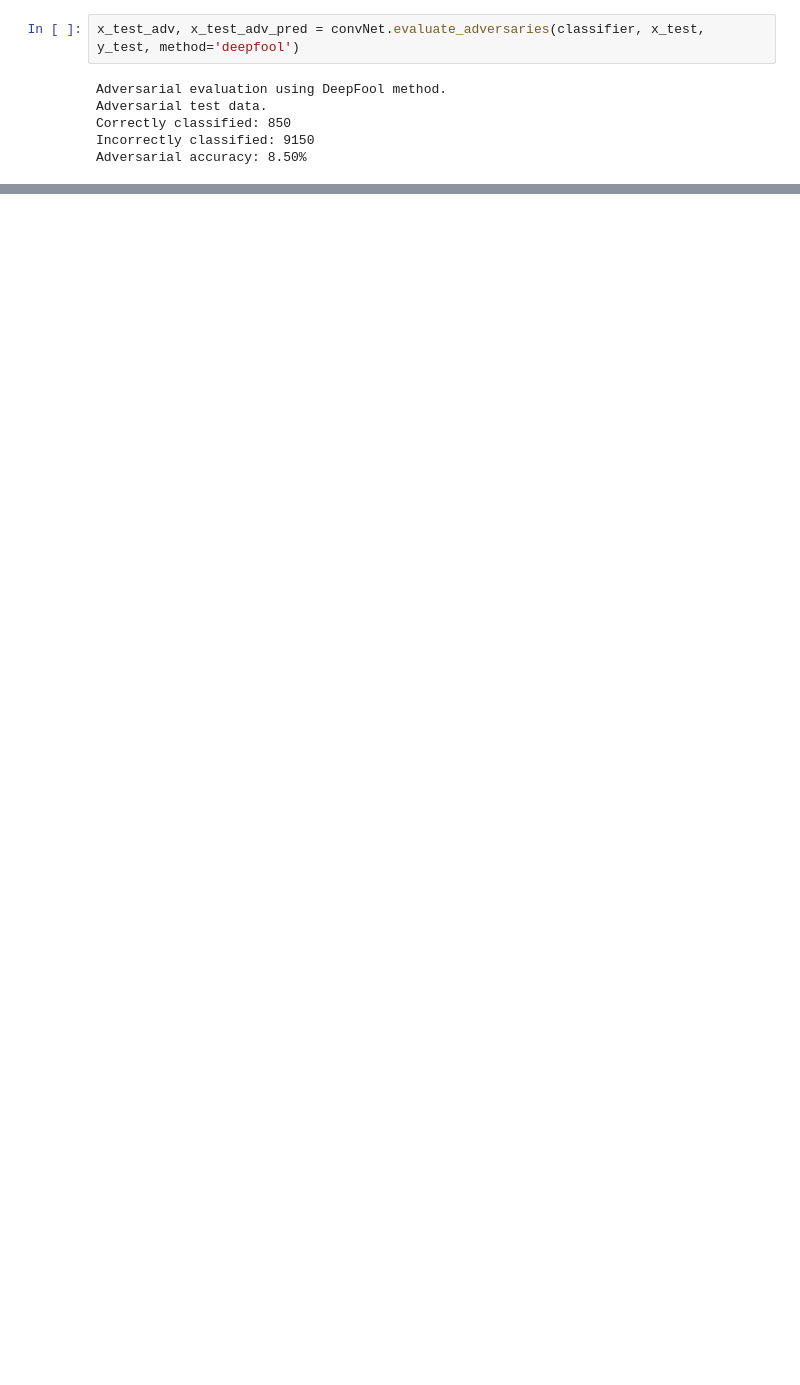
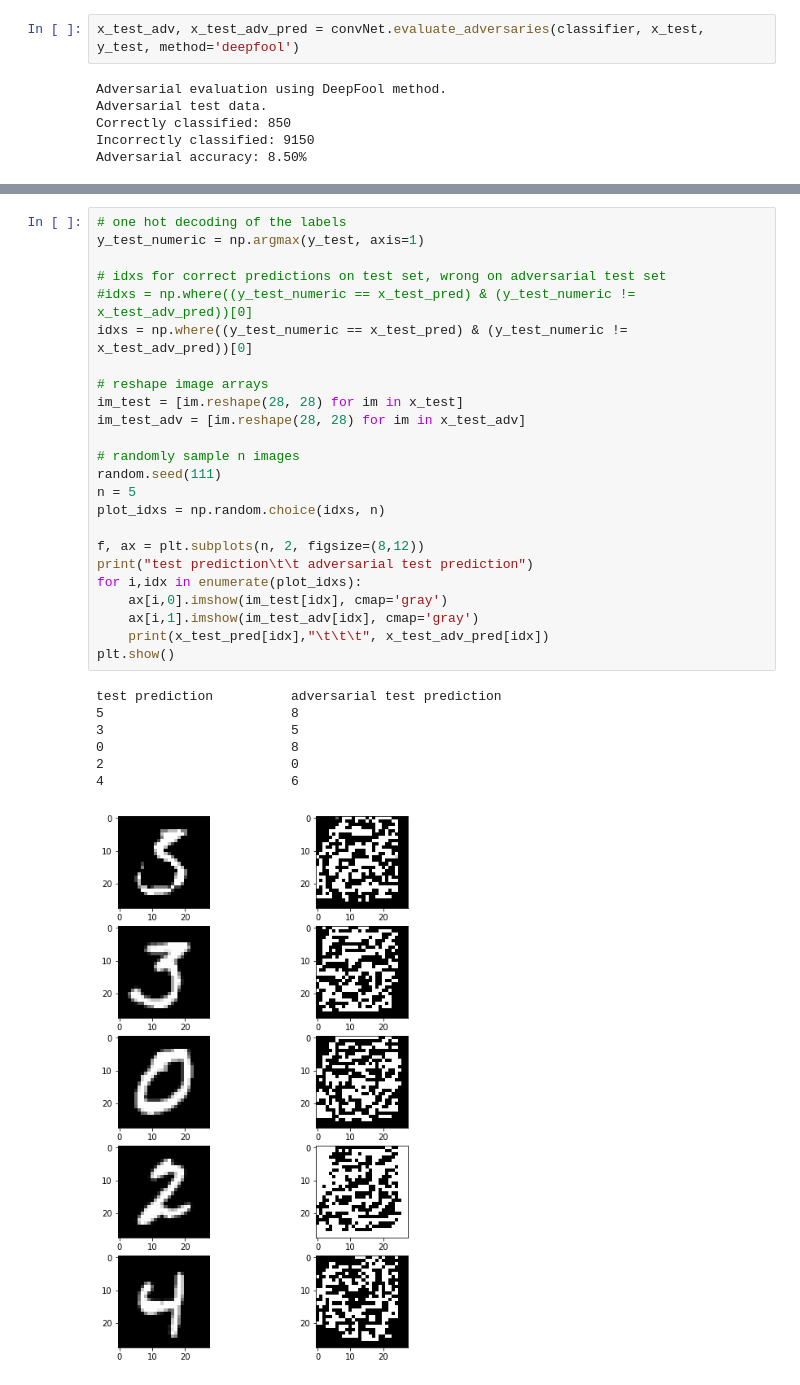
Before and after one commit to ginevracoal/adversarial_examples, a Jupyter notebook: notebooks/baseline_convnet.ipynb, the cells around one changed output, grey strips where cells are left out. Cells and saved outputs as stored; diff of their text form; blank space fills up the shorter version.

```diff
--- a/notebooks/baseline_convnet.ipynb
+++ b/notebooks/baseline_convnet.ipynb
@@ -139,0 +149,32 @@ Adversarial accuracy: 8.50%
+# %%
+# one hot decoding of the labels
+y_test_numeric = np.argmax(y_test, axis=1)
+
+# idxs for correct predictions on test set, wrong on adversarial test set
+#idxs = np.where((y_test_numeric == x_test_pred) & (y_test_numeric != x_test_adv_pred))[0]
+idxs = np.where((y_test_numeric == x_test_pred) & (y_test_numeric != x_test_adv_pred))[0]
+
+# reshape image arrays
+im_test = [im.reshape(28, 28) for im in x_test]
+im_test_adv = [im.reshape(28, 28) for im in x_test_adv]
+
+# randomly sample n images
+random.seed(111)
+n = 5
+plot_idxs = np.random.choice(idxs, n)
+
+f, ax = plt.subplots(n, 2, figsize=(8,12))
+print("test prediction\t\t adversarial test prediction")
+for i,idx in enumerate(plot_idxs):
+    ax[i,0].imshow(im_test[idx], cmap='gray')
+    ax[i,1].imshow(im_test_adv[idx], cmap='gray')
+    print(x_test_pred[idx],"\t\t\t", x_test_adv_pred[idx])
+plt.show()
+# %% [output]
+test prediction          adversarial test prediction
+5                        8
+3                        5
+0                        8
+2                        0
+4                        6
+[figure, added]
```
Also changed, not shown: parts of 5 cells of this notebook.
